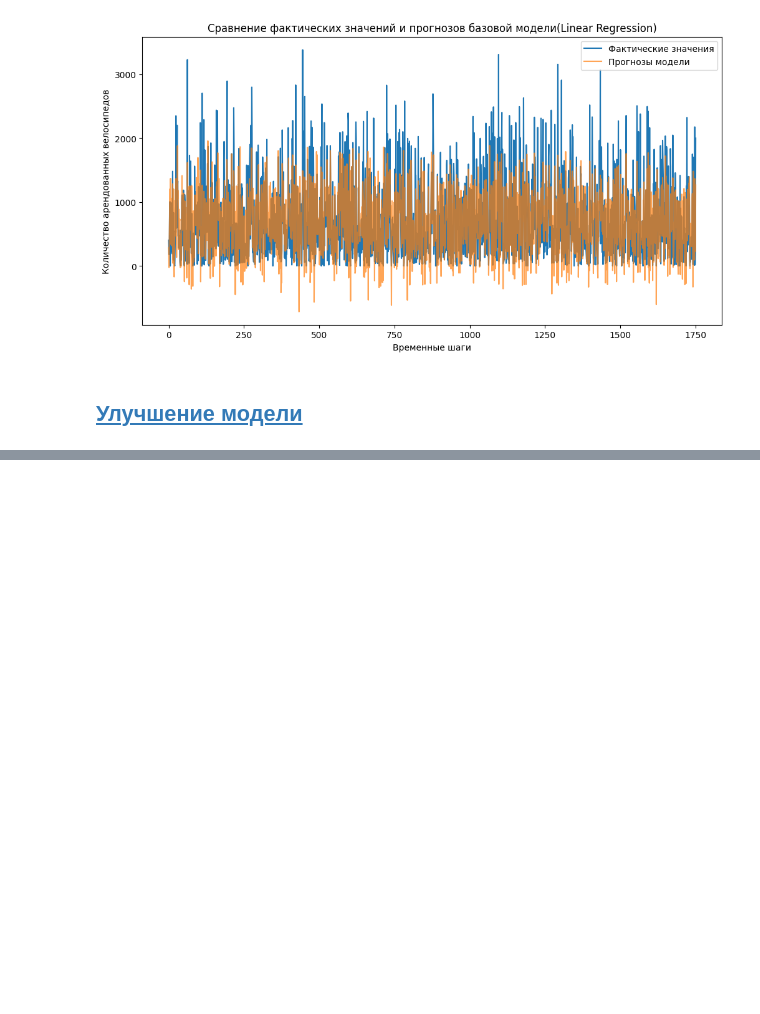
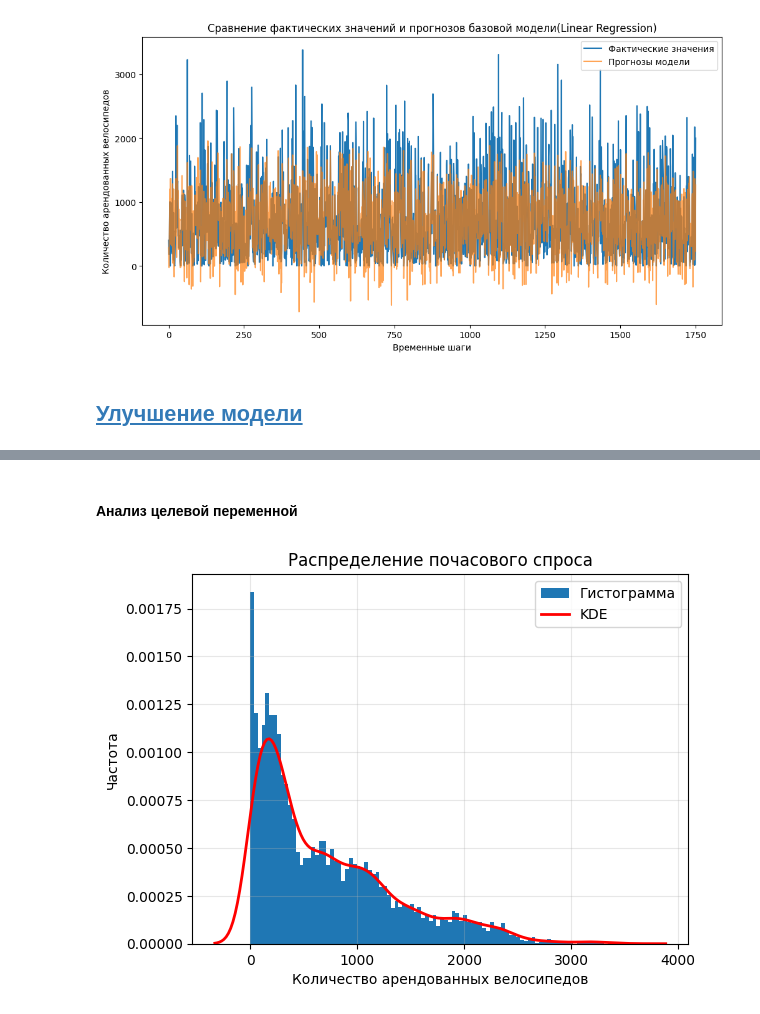
Before and after one commit to MEYakunin/Sprint14_Bike_Rental_Forecast, a Jupyter notebook: BikeSouth_nonlinear_demand_forecast.ipynb, the cells around one changed output, grey strips where cells are left out. Drawn from its saved outputs; the diff is of its cells as text; code cells hidden in the pictures; blank space fills up the shorter version.

Commit message:
BikeSouth_nonlinear_demand_forecast - Иследование данных - ver_1

```diff
--- a/BikeSouth_nonlinear_demand_forecast.ipynb
+++ b/BikeSouth_nonlinear_demand_forecast.ipynb
@@ -181,0 +309,14 @@ plt.show()
+# %% [markdown]
+#### Анализ целевой переменной
+# %%
+# Строим график распределения целевой переменной
+plt.hist(train_data['rented_bike_count'], bins=100, density=True, label='Гистограмма')
+sns.kdeplot(data=train_data['rented_bike_count'], color='red', linewidth=2, label='KDE')
+plt.xlabel('Количество арендованных велосипедов')
+plt.ylabel('Частота')
+plt.title('Распределение почасового спроса')
+plt.legend()
+plt.grid(True, alpha=0.3)
+plt.show()
+# %% [output]
+[figure, added]
```
Also changed, not shown: parts of 14 cells of this notebook, 1 other file.
